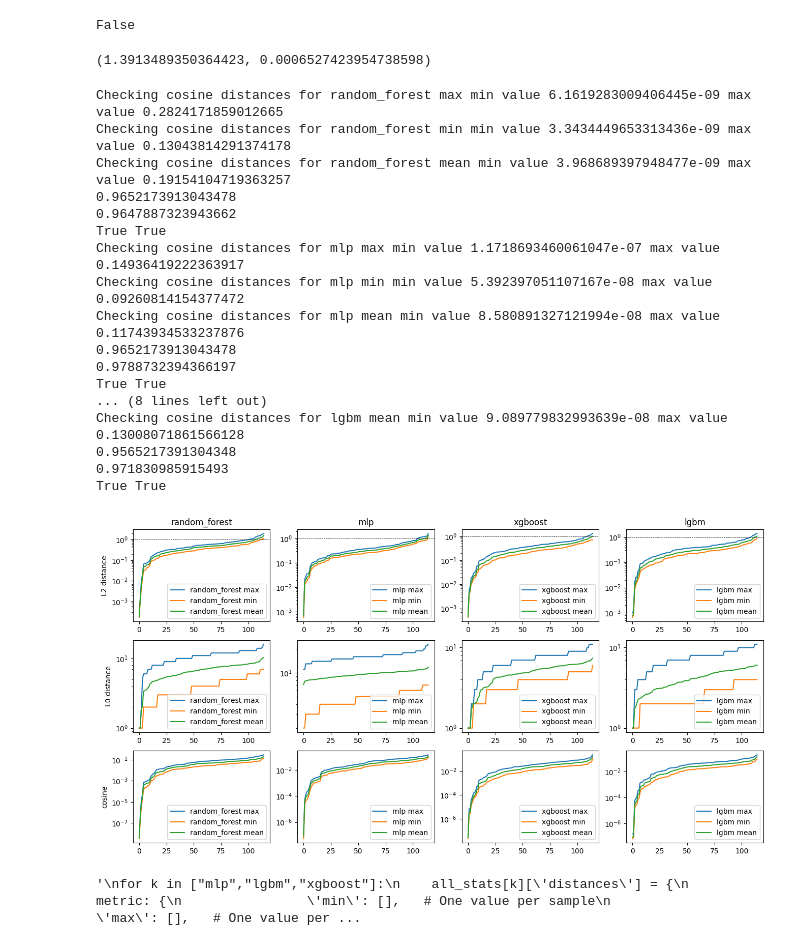
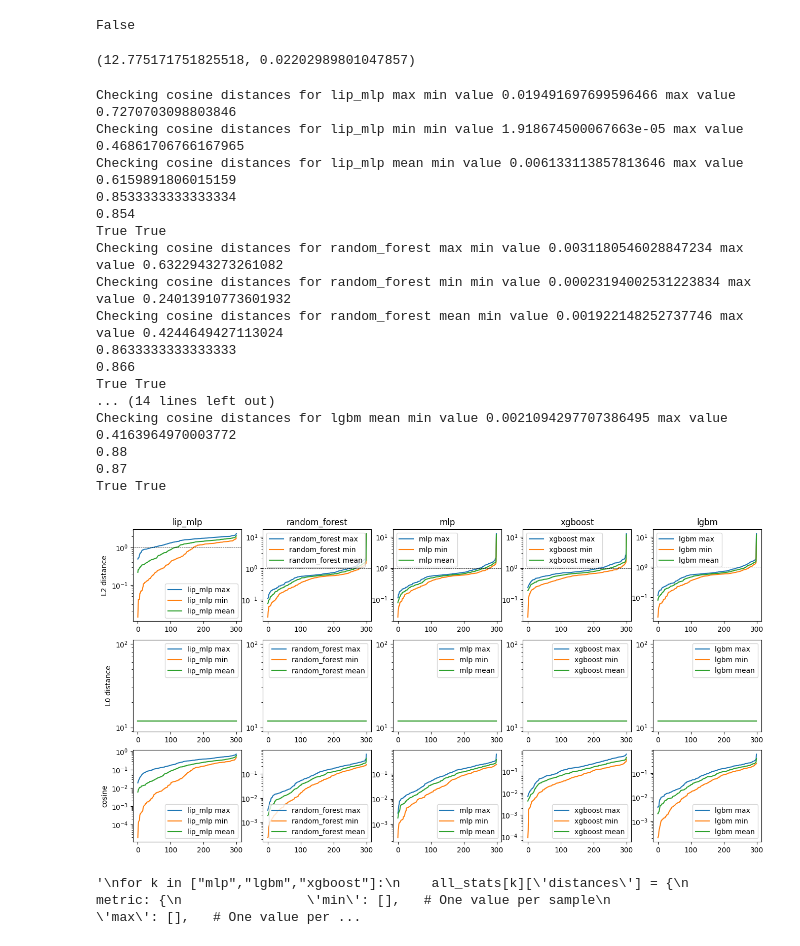
Before and after one commit to clarapunzi/SC-CE, a Jupyter notebook: 1_compute_distances.ipynb, the cells around one changed output. Drawn from its saved outputs; the diff is of its cells as text; code cells hidden in the pictures.

```diff
--- a/1_compute_distances.ipynb
+++ b/1_compute_distances.ipynb
@@ -29,11 +29,12 @@ config = utl.load_config('config.yaml')
 cf_results = config['paths']['counterfactuals']
 
 
+dt_name = "toy_dataset"
+dt_name = "german_credit"
+
+dt_name = 'breast_cancer'
 dt_name = "adult48k"
-dt_name = "german_credit"
-dt_name = "toy_dataset"
-dt_name = 'breast_cancer'
-cf_method = ["dice","ils",'lore','growing_spheres'][-1]
+cf_method = ["dice","ils",'lore','growingspheres'][-4]
 
 
 
@@ -242,7 +248,7 @@ def check_res(stats_dict = all_stats,k="mlp"):
     # try if the list containing the mean dists has length > 0
     try:
         print("("+str(len(stats_dict[k]['distances']['l2']['mean'])),"elements computed)")
-        return len(stats_dict[k]['distances']['l2']['mean']) >= 200
+        return len(stats_dict[k]['distances']['l2']['mean']) >= 100
     except Exception as e:
         print(e)
         return False
@@ -397,7 +406,7 @@ for jj,k in enumerate(tqdm(models.keys())):
             else:
                 mean_confidences_cfs = np.array([np.nan,np.nan])
         else:
-            good_cfs = cfs["cfs"][i]["counterfactuals"].values
+            good_cfs = cfs["cfs"][i]["counterfactuals"].values[:,:-1]
             if len (good_cfs) > 0:
                 pred_good_cfs = models[k].predict_proba(good_cfs)
                 pred_cfs = pred_good_cfs.argmax(axis=1)
@@ -571,11 +571,12 @@ False
 # %%
 max(all_stats_tmp[k]['distances']['l2']['max']),min(all_stats_tmp[k]['distances']['l2']['min'])
 # %% [output]
-(1.3913489350364423, 0.0006527423954738598)
+(12.775171751825518, 0.02202989801047857)
 # %%
 # to check plot the distances of the l2 metric for all the models
 # use four subplots
-fig, axs = plt.subplots(3,4,figsize=(16,8))
+num_models = len(models)
+fig, axs = plt.subplots(3,num_models,figsize=(16,8))
 axs = axs.flatten()
 for jj,k in enumerate(models.keys()):
     axs[jj].plot(sorted(np.array(all_stats_tmp[k]['distances']['l2']['max']) ),label=k+" max")
@@ -583,63 +584,63 @@ for jj,k in enumerate(models.keys()):
     axs[jj].plot(sorted(np.array(all_stats_tmp[k]['distances']['l2']['mean']) ),label=k+" mean")
     # check the correct list
     axs[jj].axhline(1, color='black', linestyle='--', linewidth=0.5)
-    axs[4+jj].plot(sorted(np.array(all_stats_tmp[k]['distances']['l0']['max']) ),label=k+" max")
-    axs[4+jj].plot(sorted(np.array(all_stats_tmp[k]['distances']['l0']['min']) ),label=k+" min")
-    axs[4+jj].plot(sorted(np.array(all_stats_tmp[k]['distances']['l0']['mean'])),label=k+" mean")
+    axs[num_models+jj].plot(sorted(np.array(all_stats_tmp[k]['distances']['l0']['max']) ),label=k+" max")
+    axs[num_models+jj].plot(sorted(np.array(all_stats_tmp[k]['distances']['l0']['min']) ),label=k+" min")
+    axs[num_models+jj].plot(sorted(np.array(all_stats_tmp[k]['distances']['l0']['mean'])),label=k+" mean")
 
-    axs[8+jj].plot(sorted(np.array(all_stats_tmp[k]['distances']['cosine']['max'])),label=k+" max")
-    axs[8+jj].plot(sorted(np.array(all_stats_tmp[k]['distances']['cosine']['min'])),label=k+" min")
-    axs[8+jj].plot(sorted(np.array(all_stats_tmp[k]['distances']['cosine']['mean'])),label=k+" mean")
+    axs[2*num_models+jj].plot(sorted(np.array(all_stats_tmp[k]['distances']['cosine']['max'])),label=k+" max")
+    axs[2*num_models+jj].plot(sorted(np.array(all_stats_tmp[k]['distances']['cosine']['min'])),label=k+" min")
+    axs[2*num_models+jj].plot(sorted(np.array(all_stats_tmp[k]['distances']['cosine']['mean'])),label=k+" mean")
 
     if jj== 0:
         axs[jj].set_ylabel("L2 distance")
-        axs[4+jj].set_ylabel("L0 distance")
-        axs[jj+8].set_ylabel("cosine")
-    if jj>= 4:
-        axs[4+jj].set_xlabel("Sample index")
+        axs[num_models+jj].set_ylabel("L0 distance")
+        axs[2*num_models+jj].set_ylabel("cosine")
+    if jj>= num_models*3-num_models:
+        axs[jj].set_xlabel("Sample index")
 
     # assert that the cosine ones are in 0-2
     for mode in ['max','min','mean']:
         # assert len(all_stats[k]['distances']['cosine'][mode])>0, "No cosine distances found for model "+k
 
         minv = np.array(all_stats[k]['distances']['cosine'][mode]).min()
         maxv = np.array(all_stats[k]['distances']['cosine'][mode]).max()
         print("Checking cosine distances for",k,mode,"min value",minv,"max value",maxv)
         #assert ((np.array(all_stats[k]['distances']['cosine'][mode]) >= 0) & (np.array(all_stats[k]['distances']['cosine'][mode]) <= 2)).all()
 
     print(np.array(all_stats[k]['corrects']).sum()/len(all_stats[k]['corrects']))
     print(np.array(all_stats_test[k]['corrects']).sum()/len(all_stats_test[k]['corrects']))
     print(0.0==0,1.0==1)
 
     # set the legend and the title
     axs[jj].legend()
     axs[jj].set_title(k)
 
 for ax in axs:
     ax.legend()
     #set yscale log
     ax.set_yscale("log")
 
 plt.show()
 # %% [output]
-Checking cosine distances for random_forest max min value 6.1619283009406445e-09 max value 0.2824171859012665
-Checking cosine distances for random_forest min min value 3.3434449653313436e-09 max value 0.13043814291374178
-Checking cosine distances for random_forest mean min value 3.968689397948477e-09 max value 0.19154104719363257
-0.9652173913043478
-0.9647887323943662
+Checking cosine distances for lip_mlp max min value 0.019491697699596466 max value 0.7270703098803846
+Checking cosine distances for lip_mlp min min value 1.918674500067663e-05 max value 0.46861706766167965
+Checking cosine distances for lip_mlp mean min value 0.006133113857813646 max value 0.6159891806015159
+0.8533333333333334
+0.854
 True True
-Checking cosine distances for mlp max min value 1.1718693460061047e-07 max value 0.14936419222363917
-Checking cosine distances for mlp min min value 5.392397051107167e-08 max value 0.09260814154377472
-Checking cosine distances for mlp mean min value 8.580891327121994e-08 max value 0.11743934533237876
-0.9652173913043478
-0.9788732394366197
+Checking cosine distances for random_forest max min value 0.0031180546028847234 max value 0.6322943273261082
+Checking cosine distances for random_forest min min value 0.00023194002531223834 max value 0.24013910773601932
+Checking cosine distances for random_forest mean min value 0.001922148252737746 max value 0.4244649427113024
+0.8633333333333333
+0.866
 True True
-... (8 lines left out)
-Checking cosine distances for lgbm mean min value 9.089779832993639e-08 max value 0.13008071861566128
-0.9565217391304348
-0.971830985915493
+... (14 lines left out)
+Checking cosine distances for lgbm mean min value 0.0021094297707386495 max value 0.4163964970003772
+0.88
+0.87
 True True
-[figure, old version]
+[figure, new version]
 # %%
 # If I did an error, I have to remove the the whole list of distances for the models in the all_stats dictionary
 # I will "re initialize" the list of distances for the models
```
Also changed, not shown: parts of 18 cells of this notebook, 18 other files.
